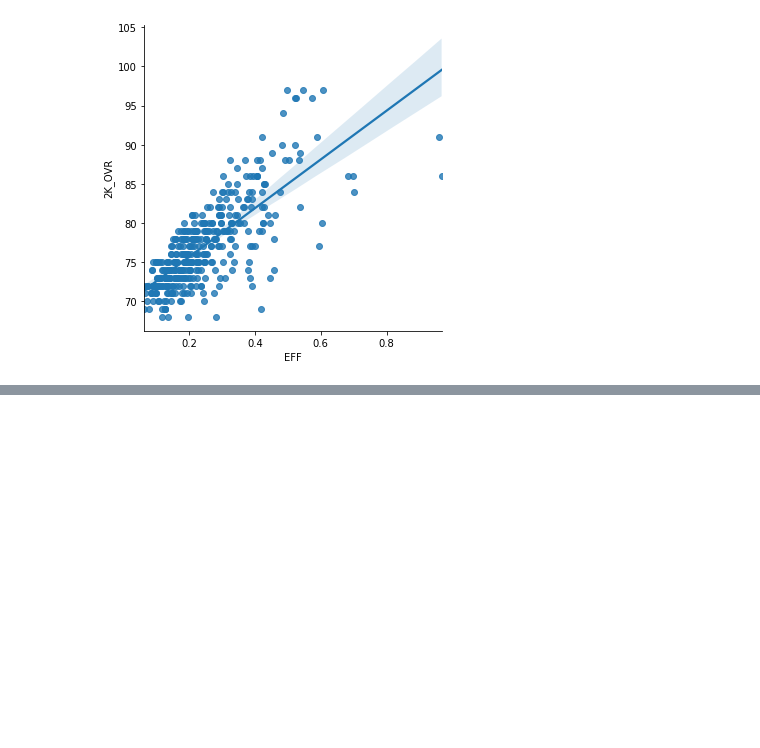
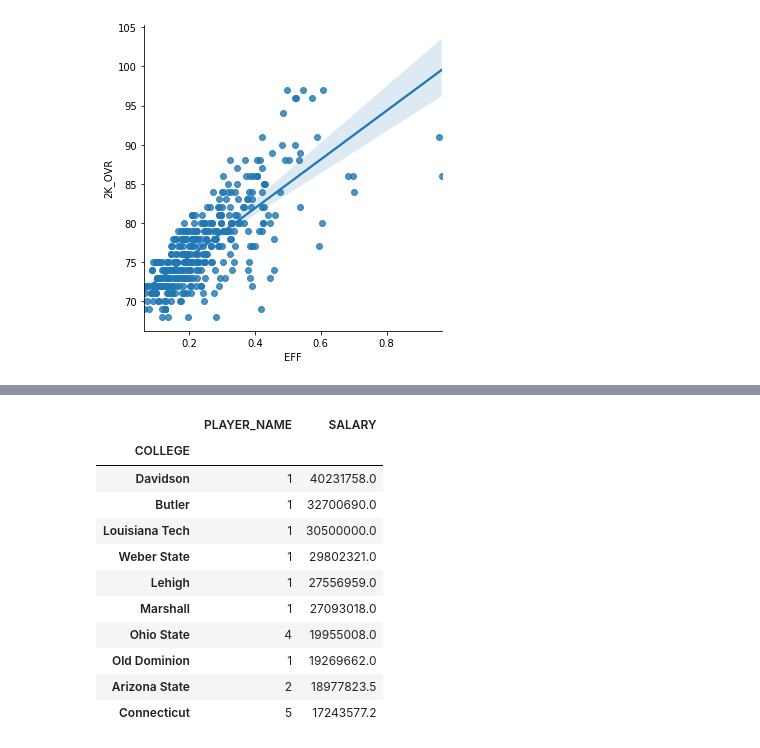
Before and after one commit to EtienneLeconte/248_Repo, a Jupyter notebook: Projects/NBA STATS SCRAPING.ipynb, the cells around one changed output, grey strips where cells are left out. Saved outputs shown, nothing was run; the diff lists cells and outputs as text; code cells hidden in the pictures; blank space fills up the shorter version.

```diff
--- a/Projects/NBA STATS SCRAPING.ipynb
+++ b/Projects/NBA STATS SCRAPING.ipynb
@@ -162,0 +154,3 @@ Note: you may need to restart the kernel to use updated packages.
+# %%
+colcount=pd.DataFrame(fdata.groupby('COLLEGE').PLAYER_NAME.count().sort_values(ascending=False)).drop('None')
+colcount
@@ -162,0 +172,5 @@ Note: you may need to restart the kernel to use updated packages.
+# %%
+fdata.SALARY=fdata.SALARY.astype('float').dropna()
+# %%
+salavg=pd.DataFrame(fdata.groupby('COLLEGE').SALARY.mean().sort_values(ascending=False).round(2).dropna())
+salavg
@@ -162,0 +192,16 @@ Note: you may need to restart the kernel to use updated packages.
+# %%
+fcol=colcount.join(salavg, on='COLLEGE').dropna()
+fcol.sort_values(by='SALARY',ascending=False).head(10)
+# %% [output]
+|  | PLAYER_NAME | SALARY |
+| COLLEGE |  |  |
+| Davidson | 1 | 40231758.0 |
+| Butler | 1 | 32700690.0 |
+| Louisiana Tech | 1 | 30500000.0 |
+| Weber State | 1 | 29802321.0 |
+| Lehigh | 1 | 27556959.0 |
+| Marshall | 1 | 27093018.0 |
+| Ohio State | 4 | 19955008.0 |
+| Old Dominion | 1 | 19269662.0 |
+| Arizona State | 2 | 18977823.5 |
+| Connecticut | 5 | 17243577.2 |
```
Also changed, not shown: parts of 7 cells of this notebook, 2 other files.
